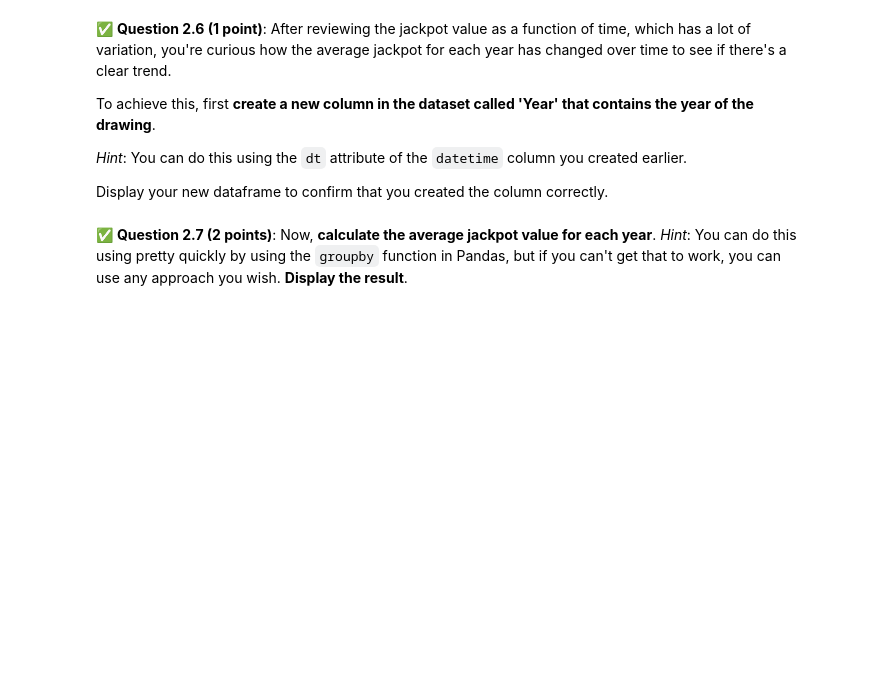
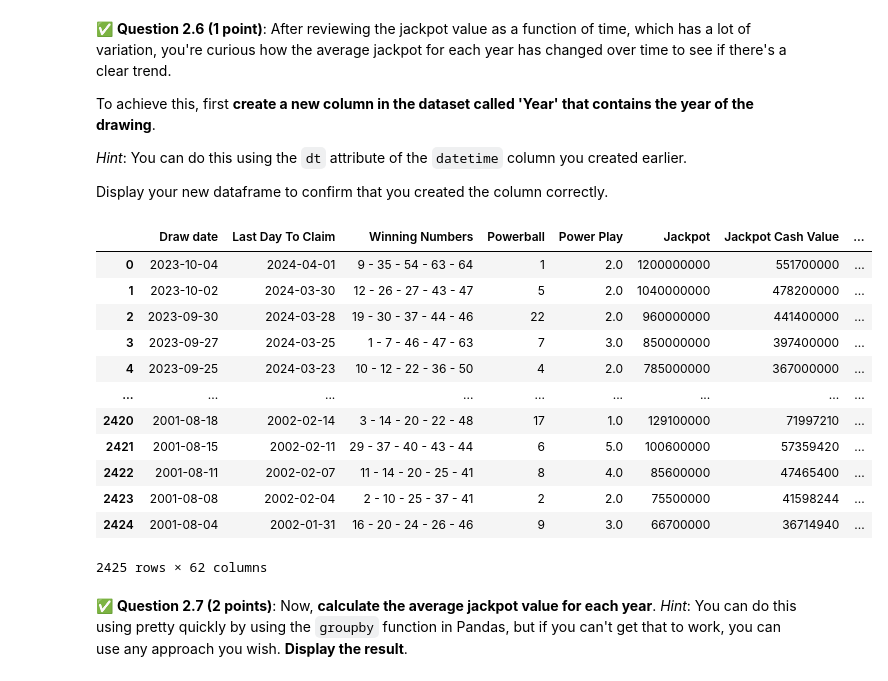
Before and after one commit to BraydenDillon/CMSE202-f23-turnin, a Jupyter notebook: midterm/CMSE202-Midterm-Section001-STUDENT.ipynb, the cells around one changed output. Saved outputs shown, nothing was run; the diff lists cells and outputs as text; code cells hidden in the pictures; blank space fills up the shorter version.

```diff
--- a/midterm/CMSE202-Midterm-Section001-STUDENT.ipynb
+++ b/midterm/CMSE202-Midterm-Section001-STUDENT.ipynb
@@ -99,6 +144,22 @@ To achieve this, first **create a new column in the dataset called 'Year' that c
 Display your new dataframe to confirm that you created the column correctly.
 # %%
 ### Put your code here
+data1['Year'] = data1['Draw date'].dt.year
+data1
+# %% [output]
+|  | Draw date | Last Day To Claim | Winning Numbers | Powerball | Power Play | Jackpot | Jackpot Cash Value | ... |
+| 0 | 2023-10-04 | 2024-04-01 | 9 - 35 - 54 - 63 - 64 | 1 | 2.0 | 1200000000 | 551700000 | ... |
+| 1 | 2023-10-02 | 2024-03-30 | 12 - 26 - 27 - 43 - 47 | 5 | 2.0 | 1040000000 | 478200000 | ... |
+| 2 | 2023-09-30 | 2024-03-28 | 19 - 30 - 37 - 44 - 46 | 22 | 2.0 | 960000000 | 441400000 | ... |
+| 3 | 2023-09-27 | 2024-03-25 | 1 - 7 - 46 - 47 - 63 | 7 | 3.0 | 850000000 | 397400000 | ... |
+| 4 | 2023-09-25 | 2024-03-23 | 10 - 12 - 22 - 36 - 50 | 4 | 2.0 | 785000000 | 367000000 | ... |
+| ... | ... | ... | ... | ... | ... | ... | ... | ... |
+| 2420 | 2001-08-18 | 2002-02-14 | 3 - 14 - 20 - 22 - 48 | 17 | 1.0 | 129100000 | 71997210 | ... |
+| 2421 | 2001-08-15 | 2002-02-11 | 29 - 37 - 40 - 43 - 44 | 6 | 5.0 | 100600000 | 57359420 | ... |
+| 2422 | 2001-08-11 | 2002-02-07 | 11 - 14 - 20 - 25 - 41 | 8 | 4.0 | 85600000 | 47465400 | ... |
+| 2423 | 2001-08-08 | 2002-02-04 | 2 - 10 - 25 - 37 - 41 | 2 | 2.0 | 75500000 | 41598244 | ... |
+| 2424 | 2001-08-04 | 2002-01-31 | 16 - 20 - 24 - 26 - 46 | 9 | 3.0 | 66700000 | 36714940 | ... |
+2425 rows × 62 columns
 # %% [markdown]
 &#9989; **Question 2.7 (2 points)**: Now, **calculate the average jackpot value for each year**. *Hint*: You can do this using pretty quickly by using the `groupby` function in Pandas, but if you can't get that to work, you can use any approach you wish. **Display the result**.
 # %%
```
Also changed, not shown: parts of 14 cells of this notebook, 1 other file.
